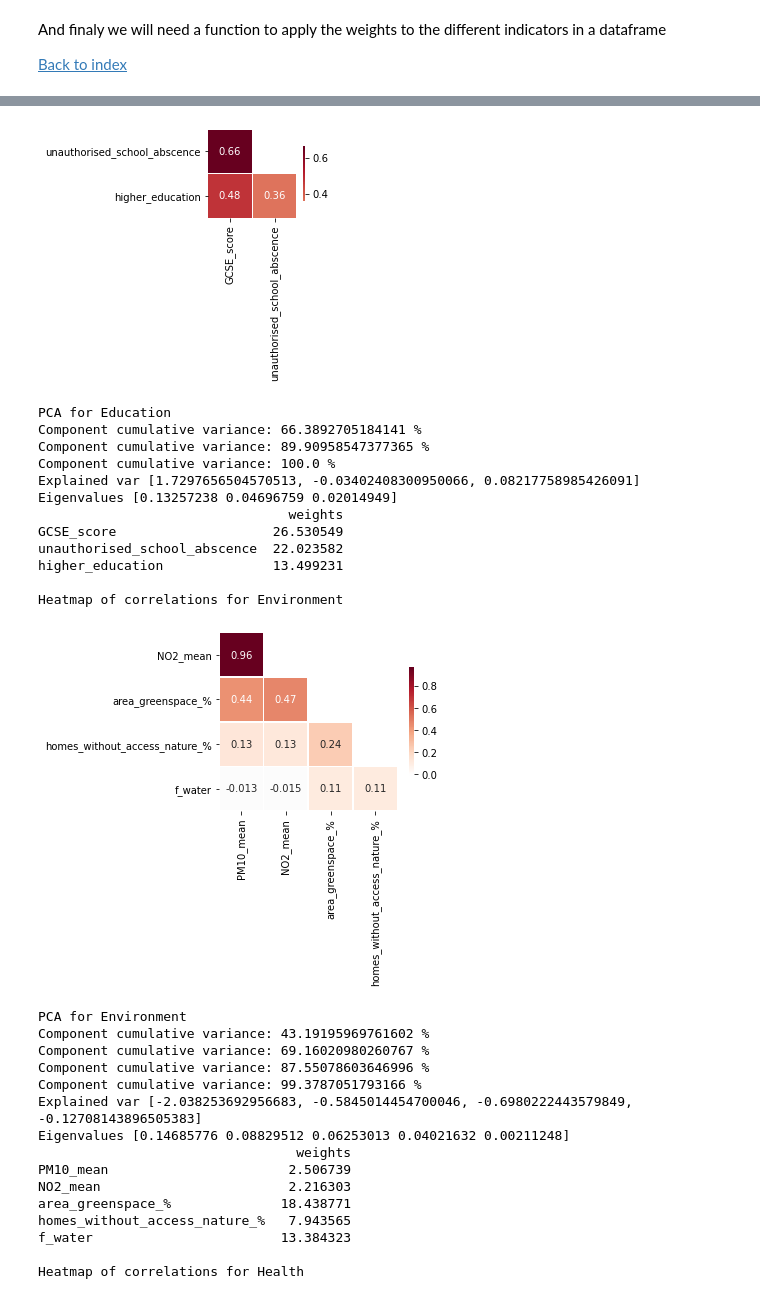
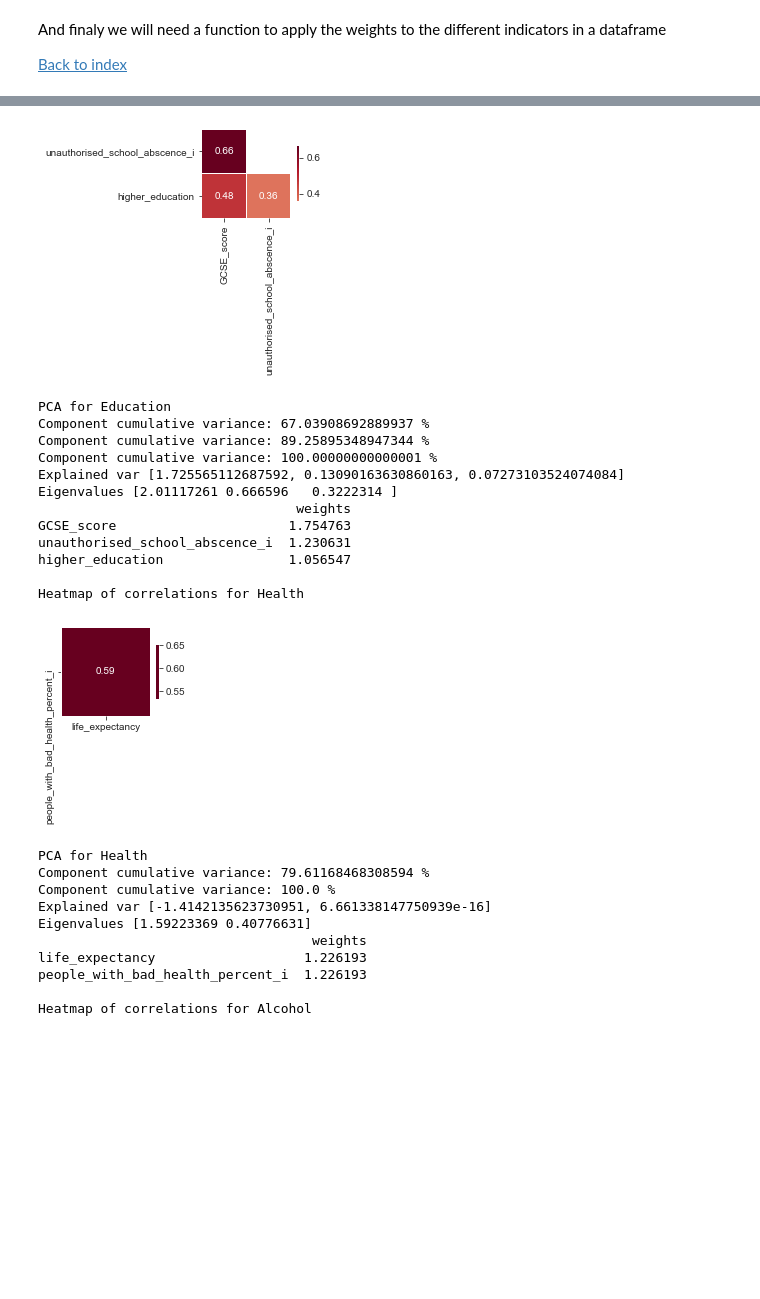
Before and after one commit to epfl-ada/ada-2020-project-milestone-p3-p3_datasurferz, a Jupyter notebook: p4.ipynb, the cells around one changed output, grey strips where cells are left out. Drawn from its saved outputs; the diff is of its cells as text; code cells hidden in the pictures; blank space fills up the shorter version.

Commit message:
Some more data and map included in main dataset

```diff
--- a/p4.ipynb
+++ b/p4.ipynb
@@ -182,2 +167,0 @@ We define a variable `norm` that will allow us to choose what method of normalis
-# %%
-norm = 're_scale' #'standardize' or 're_scale'
@@ -847,2 +878,2 @@ All indicators seem quite correlated to each other to a certain extent. `median_
 # %%
-#housing  =housing.drop(columns = ['detached_house', 'semi_detached_house', 'terraced_house', 'apartment'], axis = 1)
+housing  = housing.drop(columns = ['detached_house', 'semi_detached_house', 'terraced_house', 'apartment'], axis = 1)
@@ -873,0 +911,5 @@ Eigenvalues [0.21295316 0.08462912 0.0320811  0.0294136  0.02325346 0.0153101 ]
+# %%
+environment_weights = calculate_weights(environment)
+environment_index = calculate_index_for_df(environment,environment_weights )
+ALDI = ALDI.assign(Environment = environment_index.i)
+environment_weights
@@ -873,0 +941,13 @@ Eigenvalues [0.21295316 0.08462912 0.0320811  0.0294136  0.02325346 0.0153101 ]
+# %%
+plt.figure(figsize=(12,6))
+sns.set_style('ticks')
+c = [ 'black','red', 'green', 'grey','lightblue']
+
+for i, col in enumerate(['PM10_mean_i','NO2_mean_i', 'area_greenspace_%', 'homes_without_access_nature_%_i']):
+    ax = sns.histplot(environment[col], label =col,color = c[i], bins=10)
+
+ax.set_title('Relative area distribution for environmental varibales ', fontsize=16);
+ax.set(xlabel='Relative variable distribution', ylabel = 'Count of areas')
+sns.despine()
+plt.legend()
+plt.show()
@@ -910,13 +1010,12 @@ Jobs, community, education, environment and health  all have quite few sub-indic
 # %%
-for cat in ['Jobs','Community','Education', 'Environment', 'Health','Alcohol']:
+for cat in ['Jobs','Community','Education', 'Health','Alcohol']:
     print('\nHeatmap of correlations for', cat)
-    corr = correlations_heatmap(meta_data_indicators[cat])
+    correlations_heatmap(meta_data_indicators[cat])
     print('PCA for', cat)
     weights = calculate_weights(meta_data_indicators[cat])
     index = calculate_index_for_df(meta_data_indicators[cat],weights )
     ALDI = ALDI.assign(new = index.i)
     ALDI =  ALDI.rename(columns={'new' : cat})
     print(weights)
-ALDI
 # %% [output]
 Heatmap of correlations for Jobs
@@ -947,31 +1046,26 @@ religion_ratio             7.186427
 
 Heatmap of correlations for Education
-[figure, old version]
+[figure, new version]
 PCA for Education
-Component cumulative variance: 66.3892705184141 %
-Component cumulative variance: 89.90958547377365 %
-Component cumulative variance: 100.0 %
-Explained var [1.7297656504570513, -0.03402408300950066, 0.08217758985426091]
-Eigenvalues [0.13257238 0.04696759 0.02014949]
-                                weights
-GCSE_score                    26.530549
-unauthorised_school_abscence  22.023582
-higher_education              13.499231
+Component cumulative variance: 67.03908692889937 %
+Component cumulative variance: 89.25895348947344 %
+Component cumulative variance: 100.00000000000001 %
+Explained var [1.725565112687592, 0.13090163630860163, 0.07273103524074084]
+Eigenvalues [2.01117261 0.666596   0.3222314 ]
+                                 weights
+GCSE_score                      1.754763
+unauthorised_school_abscence_i  1.230631
+higher_education                1.056547
 
-Heatmap of correlations for Environment
+Heatmap of correlations for Health
-[figure, old version]
+[figure, new version]
-PCA for Environment
-Component cumulative variance: 43.19195969761602 %
-Component cumulative variance: 69.16020980260767 %
-Component cumulative variance: 87.55078603646996 %
-Component cumulative variance: 99.3787051793166 %
-Explained var [-2.038253692956683, -0.5845014454700046, -0.6980222443579849, -0.12708143896505383]
-Eigenvalues [0.14685776 0.08829512 0.06253013 0.04021632 0.00211248]
-                                 weights
-PM10_mean                       2.506739
-NO2_mean                        2.216303
-area_greenspace_%              18.438771
-homes_without_access_nature_%   7.943565
-f_water                        13.384323
+PCA for Health
+Component cumulative variance: 79.61168468308594 %
+Component cumulative variance: 100.0 %
+Explained var [-1.4142135623730951, 6.661338147750939e-16]
+Eigenvalues [1.59223369 0.40776631]
+                                   weights
+life_expectancy                   1.226193
+people_with_bad_health_percent_i  1.226193
 
-Heatmap of correlations for Health
+Heatmap of correlations for Alcohol
```
Also changed, not shown: parts of 93 cells of this notebook, 2 other files.
